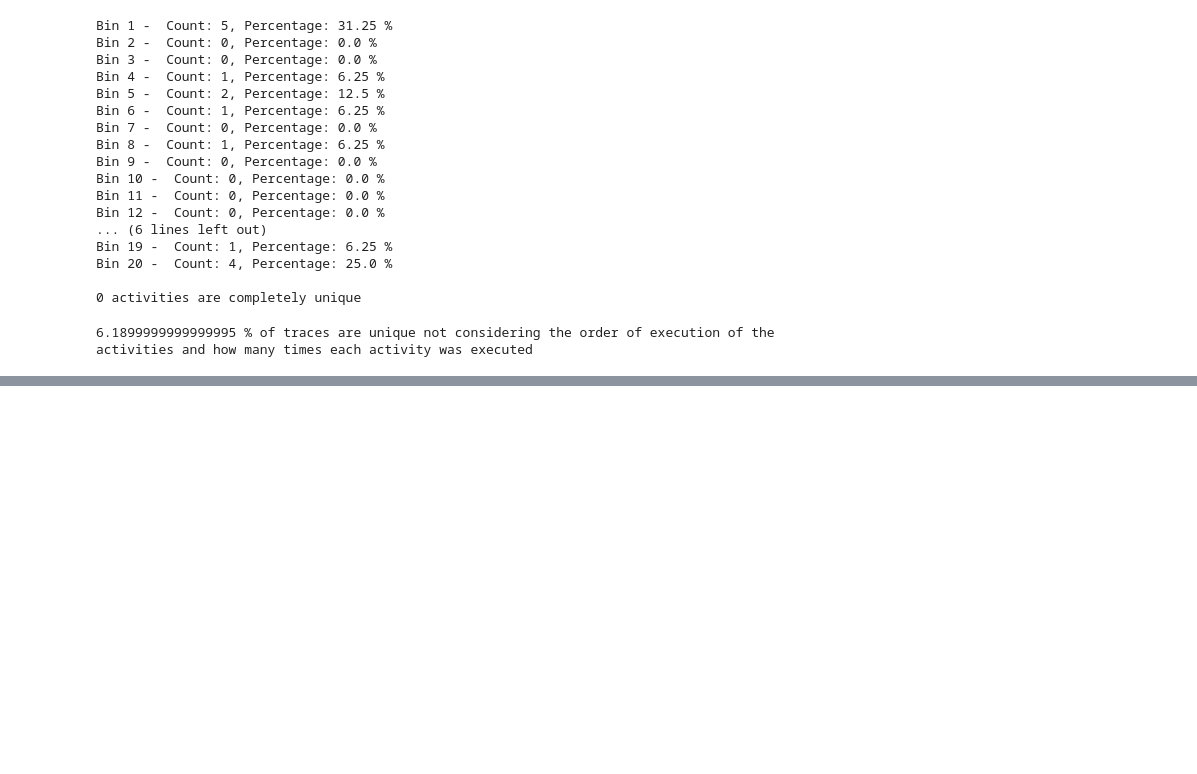
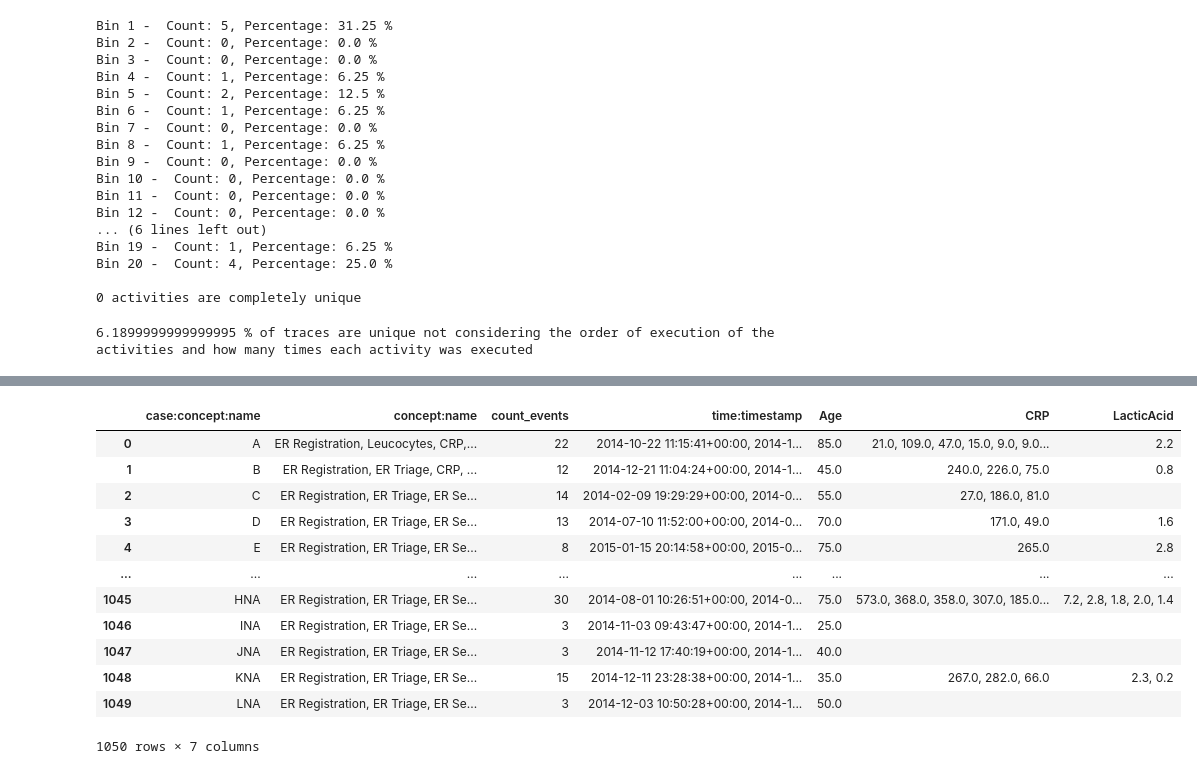
Before and after one commit to fahaerte/privacy_confidentiality_in_process_mining, a Jupyter notebook: SEPSIS_analysis/Sepsis_Analysis.ipynb, the cells around one changed output, grey strips where cells are left out. Saved outputs shown, nothing was run; the diff lists cells and outputs as text; code cells hidden in the pictures; blank space fills up the shorter version.

```diff
--- a/SEPSIS_analysis/Sepsis_Analysis.ipynb
+++ b/SEPSIS_analysis/Sepsis_Analysis.ipynb
@@ -224,0 +299,17 @@ df_events_per_case
+# %%
+sample_data = data.merge(df_events_per_case, how='left')[[case_identifier, event_identifier, 'count_events', 'time:timestamp', 'Age', 'CRP', 'LacticAcid']]
+sample_data
+# %% [output]
+|  | case:concept:name | concept:name | count_events | time:timestamp | Age | CRP | LacticAcid |
+| 0 | A | ER Registration, Leucocytes, CRP,... | 22 | 2014-10-22 11:15:41+00:00, 2014-1... | 85.0 | 21.0, 109.0, 47.0, 15.0, 9.0, 9.0... | 2.2 |
+| 1 | B | ER Registration, ER Triage, CRP, ... | 12 | 2014-12-21 11:04:24+00:00, 2014-1... | 45.0 | 240.0, 226.0, 75.0 | 0.8 |
+| 2 | C | ER Registration, ER Triage, ER Se... | 14 | 2014-02-09 19:29:29+00:00, 2014-0... | 55.0 | 27.0, 186.0, 81.0 |  |
+| 3 | D | ER Registration, ER Triage, ER Se... | 13 | 2014-07-10 11:52:00+00:00, 2014-0... | 70.0 | 171.0, 49.0 | 1.6 |
+| 4 | E | ER Registration, ER Triage, ER Se... | 8 | 2015-01-15 20:14:58+00:00, 2015-0... | 75.0 | 265.0 | 2.8 |
+| ... | ... | ... | ... | ... | ... | ... | ... |
+| 1045 | HNA | ER Registration, ER Triage, ER Se... | 30 | 2014-08-01 10:26:51+00:00, 2014-0... | 75.0 | 573.0, 368.0, 358.0, 307.0, 185.0... | 7.2, 2.8, 1.8, 2.0, 1.4 |
+| 1046 | INA | ER Registration, ER Triage, ER Se... | 3 | 2014-11-03 09:43:47+00:00, 2014-1... | 25.0 |  |  |
+| 1047 | JNA | ER Registration, ER Triage, ER Se... | 3 | 2014-11-12 17:40:19+00:00, 2014-1... | 40.0 |  |  |
+| 1048 | KNA | ER Registration, ER Triage, ER Se... | 15 | 2014-12-11 23:28:38+00:00, 2014-1... | 35.0 | 267.0, 282.0, 66.0 | 2.3, 0.2 |
+| 1049 | LNA | ER Registration, ER Triage, ER Se... | 3 | 2014-12-03 10:50:28+00:00, 2014-1... | 50.0 |  |  |
+1050 rows × 7 columns
```
Also changed, not shown: parts of 7 cells of this notebook.
